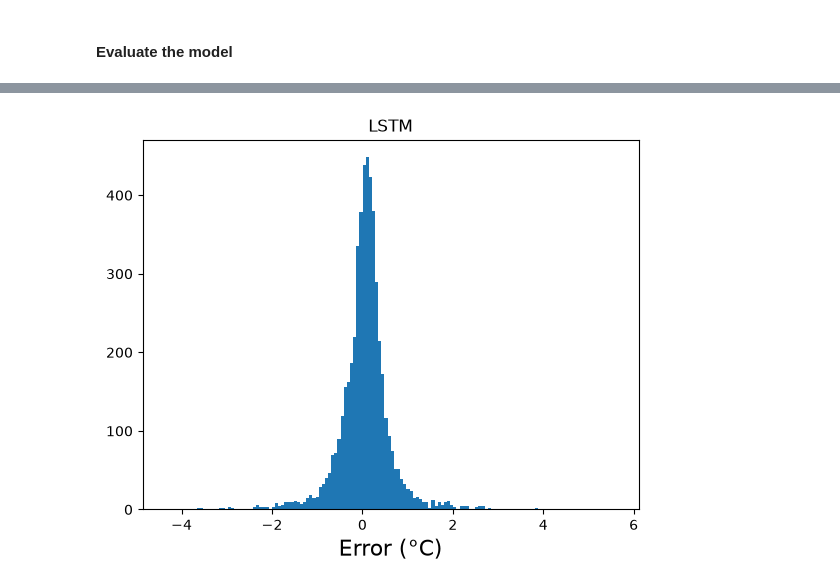
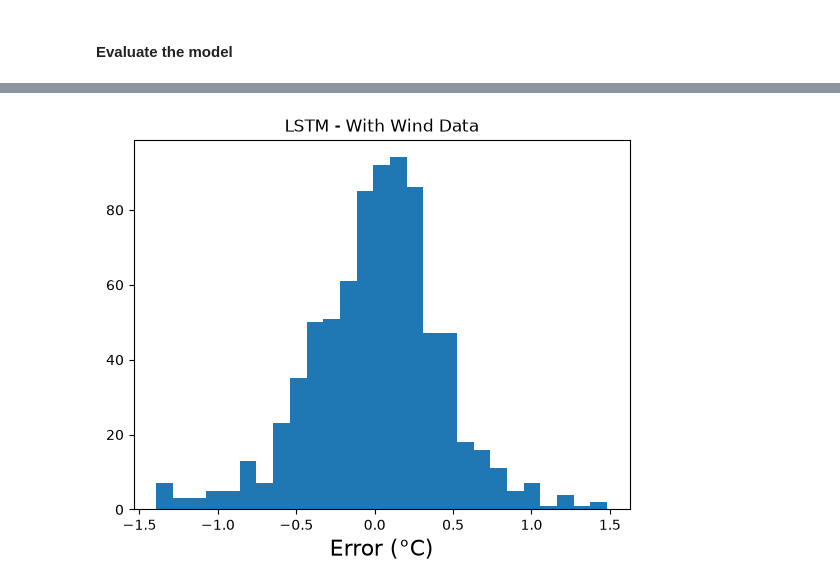
Before and after one commit to spencercody/scripps-water-temp, a Jupyter notebook: src/modeling/notebooks/05-rnn - 2.ipynb, the cells around one changed output, grey strips where cells are left out. Cells and saved outputs as stored; diff of their text form; code cells hidden in the pictures.

Commit message:
completed LSTM, started transformer

```diff
--- a/src/modeling/notebooks/05-rnn - 2.ipynb
+++ b/src/modeling/notebooks/05-rnn - 2.ipynb
@@ -185,3 +170,5 @@ X_seq_val, y_seq_val = setup_seq_data_df_list(val_dfs, 10, ['date'], 'target')
+# %%
+X_seq_val, y_seq_val, y_idx_val = setup_seq_data_df_list(val_dfs, seq_size, ['date'], 'target')
 # %%
 y_seq_train.shape
 # %% [output]
@@ -201,11 +188,11 @@ model.compile(optimizer='adam', loss='mse',)
 # %% [output]
 WARNING:tensorflow:TensorFlow GPU support is not available on native Windows for TensorFlow >= 2.11. Even if CUDA/cuDNN are installed, GPU will not be used. Please use WSL2 or the TensorFlow-DirectML  ...
 # %%
-history = model.fit(X_train,
-          y_train,
+history = model.fit(X_seq_train,
+          y_seq_train,
           epochs=100,
           batch_size=32,
-          validation_data=(X_val, y_val),
+          validation_data=(X_seq_val, y_seq_val),
           callbacks=get_callbacks()
           )
 # %% [output]
@@ -229,5 +216,5 @@ Epoch 17/100
 # %% [markdown]
 #### Evaluate the model
 # %%
-y_pred = model.predict(X_test)
+y_pred = model.predict(X_seq_test)
 # %% [output]
@@ -242,8 +237,8 @@ test_x_df.shape
 # %%
 results_df = pd.DataFrame({
-    'actual': y_test,
+    'actual': y_seq_test.squeeze(),
     'predicted': y_pred.flatten()
-}, index=test_x_df.index[seq_size - 1:])
+}, index=y_idx_test.flatten())
 # %%
 results_df
 # %% [output]
@@ -273,11 +280,11 @@ test_x_df['date'] = pd.to_datetime(test_x_df[['year','month','day']], errors='co
 test_x_df['errors'] = test_x_df.predicted - test_x_df.actual
 # %%
 plt.hist(test_x_df.errors, bins='auto')
-plt.title('LSTM')
+plt.title('LSTM - With Wind Data')
 plt.xlabel('Error (\u00b0C)', fontsize=16)
 plt.show()
 # %% [output]
-[figure, old version]
+[figure, new version]
 # %%
 pd.DataFrame(test_x_df.errors.describe()).T
 # %% [output]
```
Also changed, not shown: parts of 44 cells of this notebook, 20 other files.
